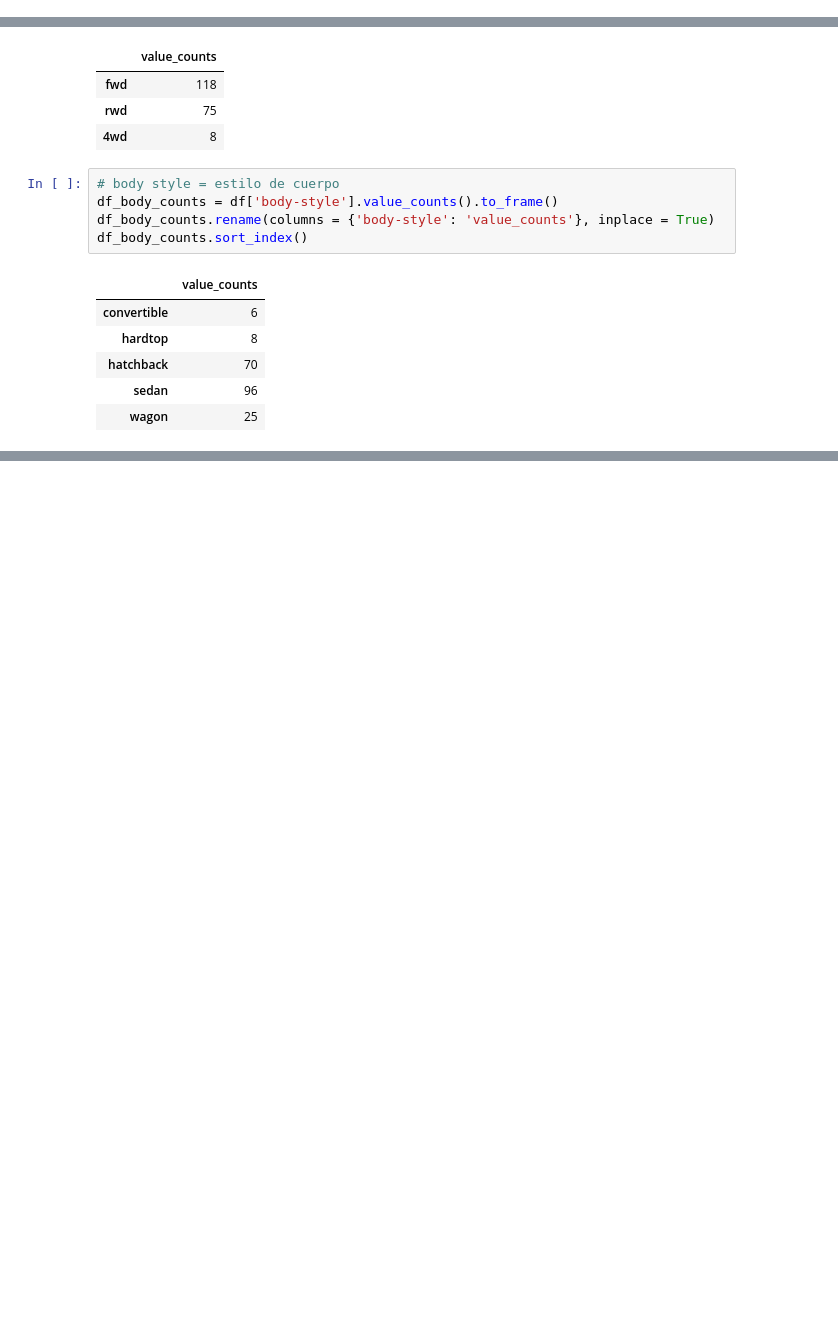
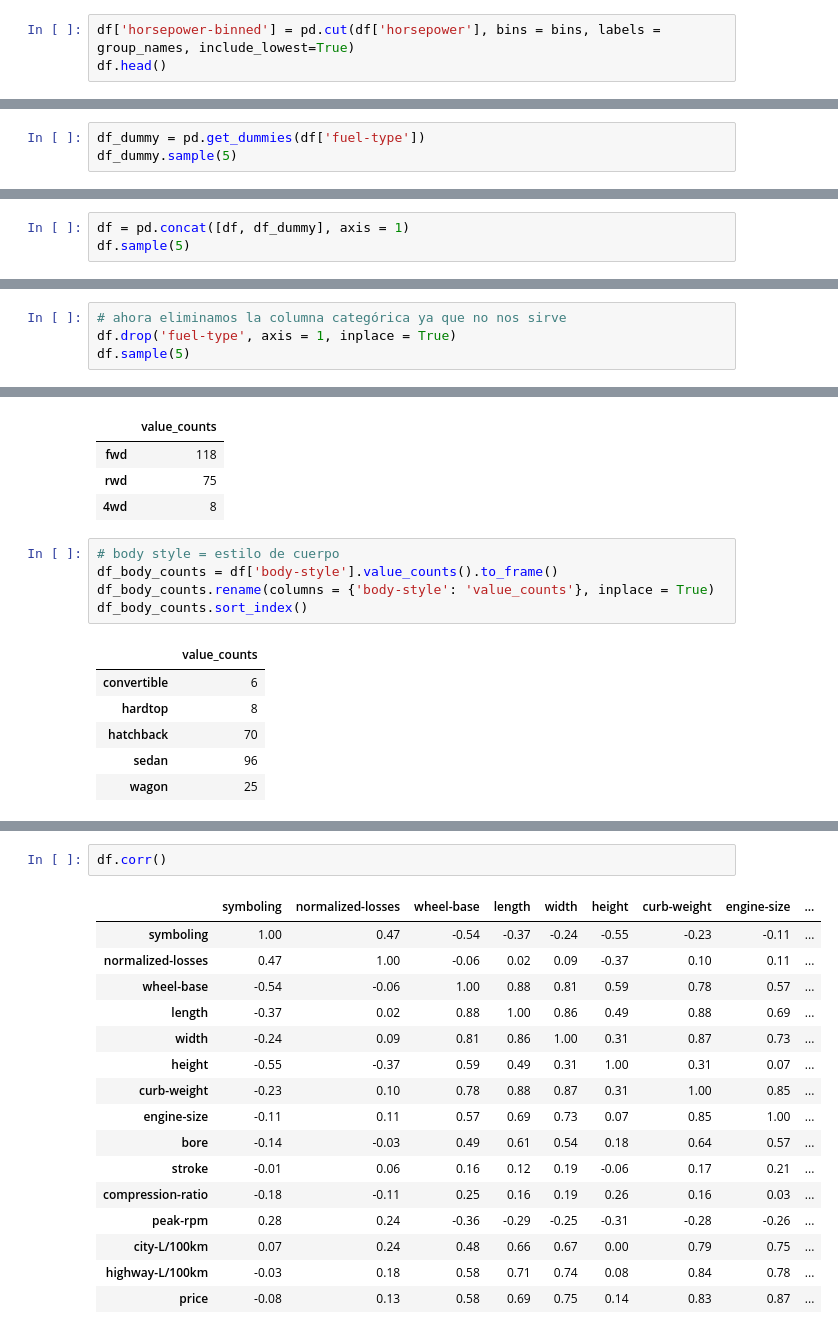
Before and after one commit to FernandoCallasaca/data_science_projects, a Jupyter notebook: Automobile_Dataset.ipynb, the cells around one changed output, grey strips where cells are left out. Saved outputs shown, nothing was run; the diff lists cells and outputs as text; blank space fills up the shorter version.

```diff
--- a/Automobile_Dataset.ipynb
+++ b/Automobile_Dataset.ipynb
@@ -363,0 +391,3 @@ df[['length', 'width', 'height']].sample(5)
+# %%
+df['horsepower-binned'] = pd.cut(df['horsepower'], bins = bins, labels = group_names, include_lowest=True)
+df.head()
@@ -363,0 +403,3 @@ df[['length', 'width', 'height']].sample(5)
+# %%
+df_dummy = pd.get_dummies(df['fuel-type'])
+df_dummy.sample(5)
@@ -363,0 +413,3 @@ df[['length', 'width', 'height']].sample(5)
+# %%
+df = pd.concat([df, df_dummy], axis = 1)
+df.sample(5)
@@ -363,0 +423,4 @@ df[['length', 'width', 'height']].sample(5)
+# %%
+# ahora eliminamos la columna categórica ya que no nos sirve
+df.drop('fuel-type', axis = 1, inplace = True)
+df.sample(5)
@@ -397,0 +501,19 @@ df_body_counts.sort_index()
+# %%
+df.corr()
+# %% [output]
+|  | symboling | normalized-losses | wheel-base | length | width | height | curb-weight | engine-size | ... |
+| symboling | 1.00 | 0.47 | -0.54 | -0.37 | -0.24 | -0.55 | -0.23 | -0.11 | ... |
+| normalized-losses | 0.47 | 1.00 | -0.06 | 0.02 | 0.09 | -0.37 | 0.10 | 0.11 | ... |
+| wheel-base | -0.54 | -0.06 | 1.00 | 0.88 | 0.81 | 0.59 | 0.78 | 0.57 | ... |
+| length | -0.37 | 0.02 | 0.88 | 1.00 | 0.86 | 0.49 | 0.88 | 0.69 | ... |
+| width | -0.24 | 0.09 | 0.81 | 0.86 | 1.00 | 0.31 | 0.87 | 0.73 | ... |
+| height | -0.55 | -0.37 | 0.59 | 0.49 | 0.31 | 1.00 | 0.31 | 0.07 | ... |
+| curb-weight | -0.23 | 0.10 | 0.78 | 0.88 | 0.87 | 0.31 | 1.00 | 0.85 | ... |
+| engine-size | -0.11 | 0.11 | 0.57 | 0.69 | 0.73 | 0.07 | 0.85 | 1.00 | ... |
+| bore | -0.14 | -0.03 | 0.49 | 0.61 | 0.54 | 0.18 | 0.64 | 0.57 | ... |
+| stroke | -0.01 | 0.06 | 0.16 | 0.12 | 0.19 | -0.06 | 0.17 | 0.21 | ... |
+| compression-ratio | -0.18 | -0.11 | 0.25 | 0.16 | 0.19 | 0.26 | 0.16 | 0.03 | ... |
+| peak-rpm | 0.28 | 0.24 | -0.36 | -0.29 | -0.25 | -0.31 | -0.28 | -0.26 | ... |
+| city-L/100km | 0.07 | 0.24 | 0.48 | 0.66 | 0.67 | 0.00 | 0.79 | 0.75 | ... |
+| highway-L/100km | -0.03 | 0.18 | 0.58 | 0.71 | 0.74 | 0.08 | 0.84 | 0.78 | ... |
+| price | -0.08 | 0.13 | 0.58 | 0.69 | 0.75 | 0.14 | 0.83 | 0.87 | ... |
```
Also changed, not shown: parts of 22 cells of this notebook.
